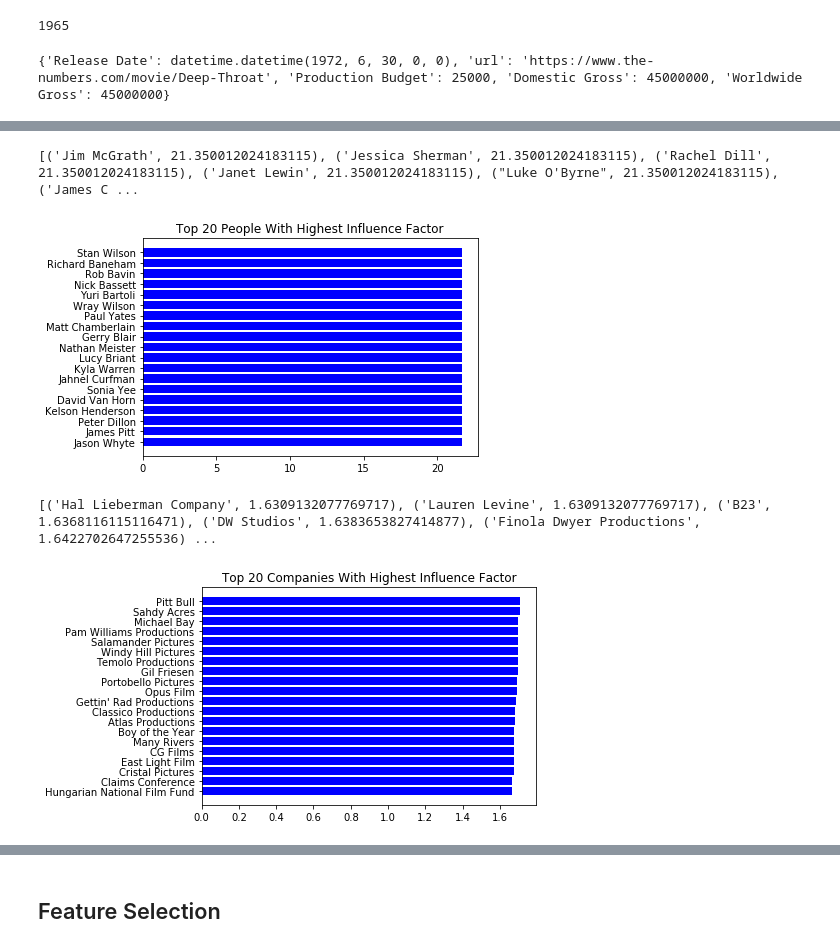
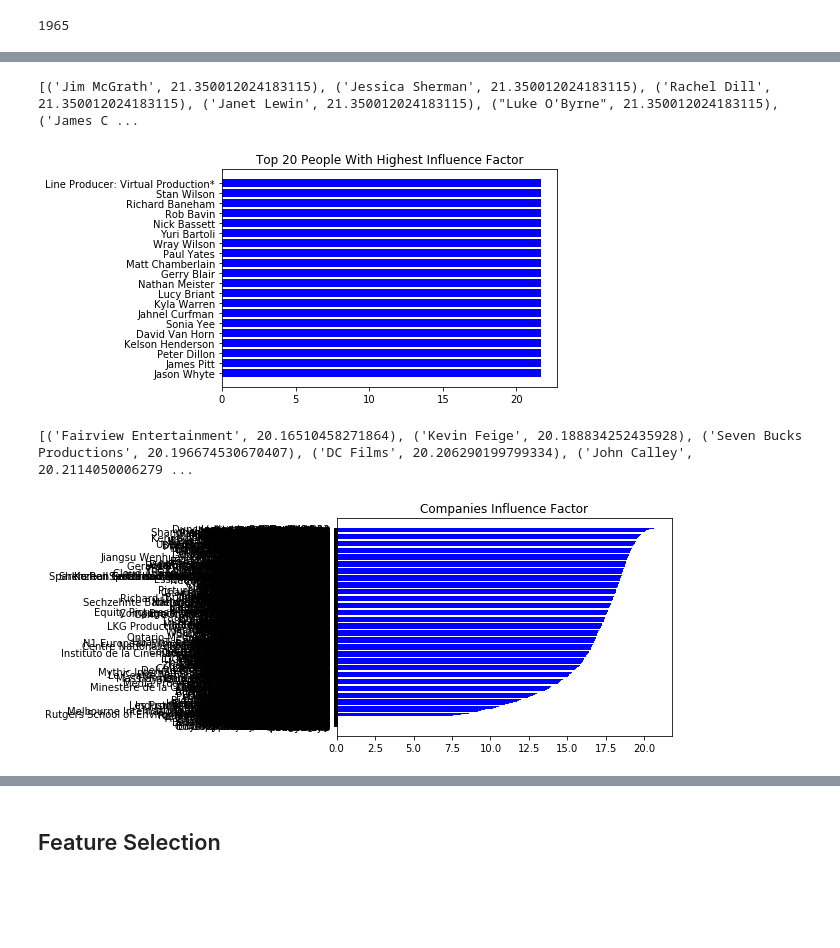
Before and after one commit to yuechaohou/PDS, a Jupyter notebook: feature_selection/Feature Selection.ipynb, the cells around one changed output, grey strips where cells are left out. Cells and saved outputs as stored; diff of their text form; code cells hidden in the pictures; blank space fills up the shorter version.

```diff
--- a/feature_selection/Feature Selection.ipynb
+++ b/feature_selection/Feature Selection.ipynb
@@ -100,13 +100,6 @@ def get_roles():
 print(len(get_roles()))
 # %% [output]
 1965
-# %%
-with open('name_url.pkl','rb') as f:
-    name_dic=pickle.load(f)
-
-print(name_dic['Deep Throat(1972)'])
-# %% [output]
-{'Release Date': datetime.datetime(1972, 6, 30, 0, 0), 'url': 'https://www.the-numbers.com/movie/Deep-Throat', 'Production Budget': 25000, 'Domestic Gross': 45000000, 'Worldwide Gross': 45000000}
 # %%
 with open('movie_info.pkl','rb') as f:
     movie_info=pickle.load(f)
@@ -190,19 +183,19 @@ get_all_person_urls()
 # %%
 import operator
 with open('person_info.pkl', 'rb') as f:
     person_info=pickle.load(f)
 
 sorted_person=sorted(person_info.items(), key=lambda d: d[1])
 print(sorted_person[-30:-1])
-target=sorted_person[-20:-1]
+target=sorted_person[-20:]
 name_list = [a[0] for a in target]
 num_list = [a[1] for a in target]
 plt.barh(range(len(num_list)), num_list,fc='b',tick_label=name_list)
 plt.title('Top 20 People With Highest Influence Factor')
 plt.show()
 # %% [output]
 [('Jim McGrath', 21.350012024183115), ('Jessica Sherman', 21.350012024183115), ('Rachel Dill', 21.350012024183115), ('Janet Lewin', 21.350012024183115), ("Luke O'Byrne", 21.350012024183115), ('James C ...
-[figure, old version]
+[figure, new version]
 # %%
 import math
 with open('movie_info.pkl','rb') as f:
@@ -258,15 +251,15 @@ with open('company_info.pkl', 'rb') as f:
 sorted_company=sorted(company_info.items(), key=lambda d: d[1])
 print(sorted_company[-30:])
 
-target=sorted_company[-20:]
+target=sorted_company
 name_list = [a[0] for a in target]
 num_list = [a[1] for a in target]
 plt.barh(range(len(num_list)), num_list,fc='b',tick_label=name_list)
-plt.title('Top 20 Companies With Highest Influence Factor')
+plt.title('Companies Influence Factor')
 plt.show()
 # %% [output]
-[('Hal Lieberman Company', 1.6309132077769717), ('Lauren Levine', 1.6309132077769717), ('B23', 1.6368116115116471), ('DW Studios', 1.6383653827414877), ('Finola Dwyer Productions', 1.6422702647255536) ...
+[('Fairview Entertainment', 20.16510458271864), ('Kevin Feige', 20.188834252435928), ('Seven Bucks Productions', 20.196674530670407), ('DC Films', 20.206290199799334), ('John Calley', 20.2114050006279 ...
-[figure, old version]
+[figure, new version]
 # %%
 def get_all_cate_info():
     with open('movie_categories.pkl', 'rb') as f:
```
Also changed, not shown: parts of 3 cells of this notebook, 4 other files.
